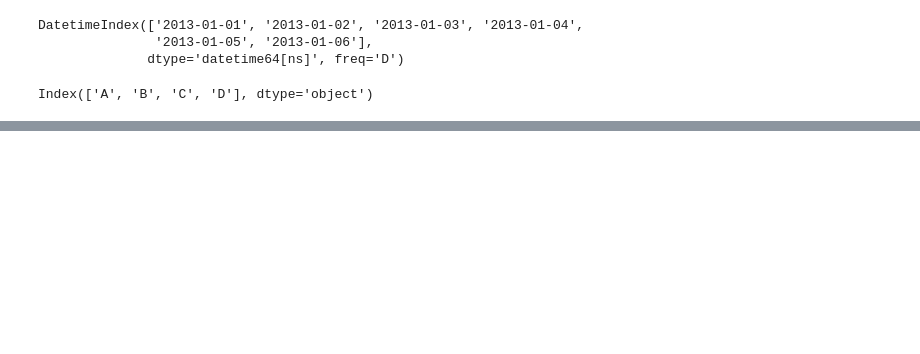
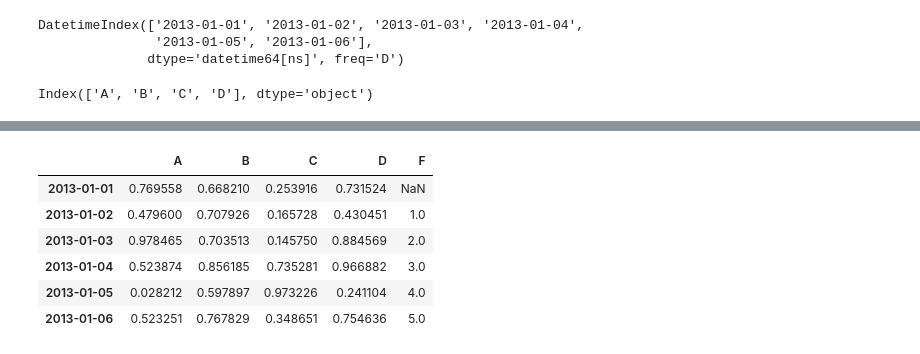
Before and after one commit to misterio33/Learning, a Jupyter notebook: ML_Cource/Lesson_1_pandas/10_minutes_to_pandas.ipynb, the cells around one changed output, grey strips where cells are left out. Drawn from its saved outputs; the diff is of its cells as text; code cells hidden in the pictures; blank space fills up the shorter version.

```diff
--- a/ML_Cource/Lesson_1_pandas/10_minutes_to_pandas.ipynb
+++ b/ML_Cource/Lesson_1_pandas/10_minutes_to_pandas.ipynb
@@ -91,0 +290,3 @@ array([[0.5093801 , 0.8995245 , 0.67450091, 0.48207216],
+# %%
+s1 = pd.Series([1, 2, 3, 4, 5, 6], index=pd.date_range('20130102', periods=6))
+s1
@@ -91,0 +301,12 @@ array([[0.5093801 , 0.8995245 , 0.67450091, 0.48207216],
+# %%
+df['F'] = s1
+# %%
+df
+# %% [output]
+|  | A | B | C | D | F |
+| 2013-01-01 | 0.769558 | 0.668210 | 0.253916 | 0.731524 | NaN |
+| 2013-01-02 | 0.479600 | 0.707926 | 0.165728 | 0.430451 | 1.0 |
+| 2013-01-03 | 0.978465 | 0.703513 | 0.145750 | 0.884569 | 2.0 |
+| 2013-01-04 | 0.523874 | 0.856185 | 0.735281 | 0.966882 | 3.0 |
+| 2013-01-05 | 0.028212 | 0.597897 | 0.973226 | 0.241104 | 4.0 |
+| 2013-01-06 | 0.523251 | 0.767829 | 0.348651 | 0.754636 | 5.0 |
```
Also changed, not shown: parts of 39 cells of this notebook.
